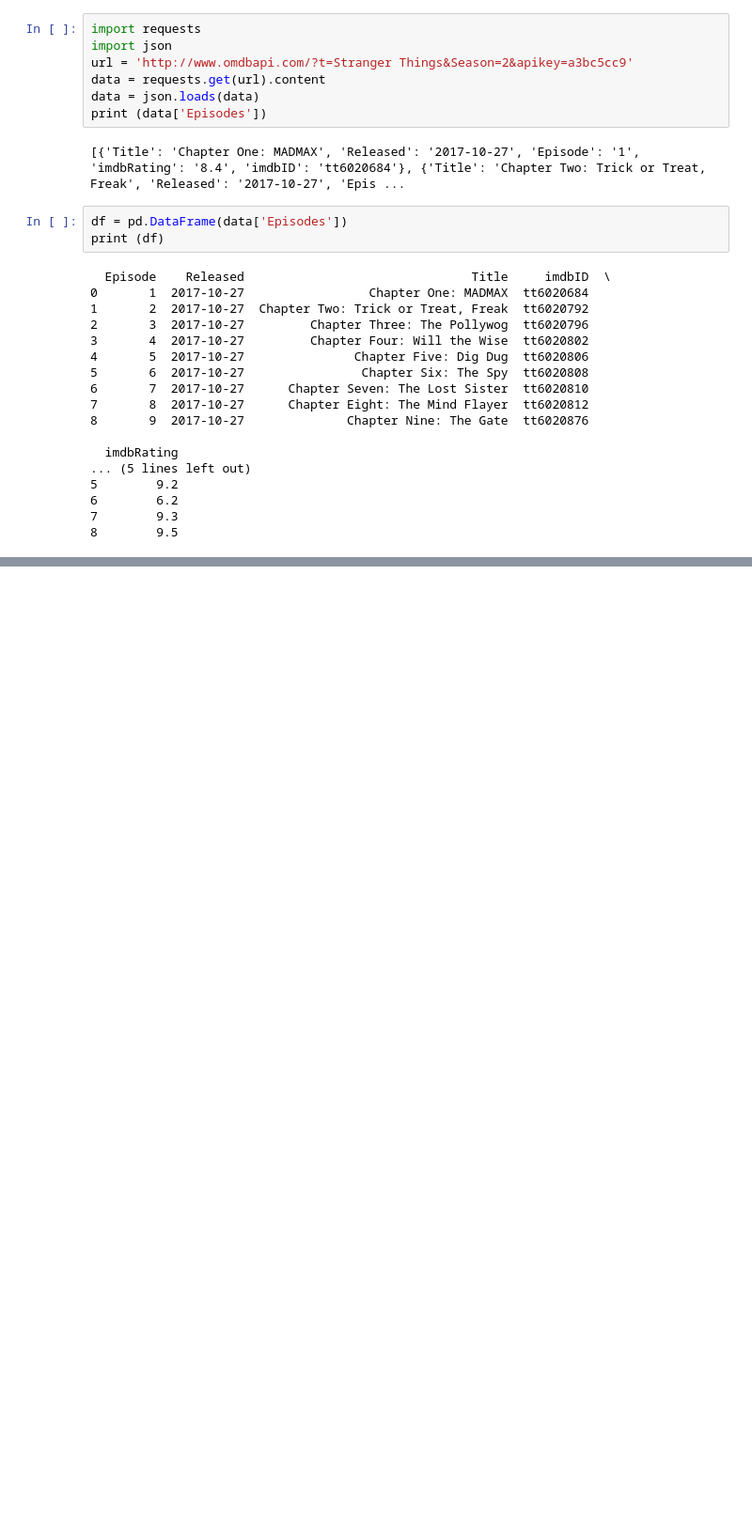
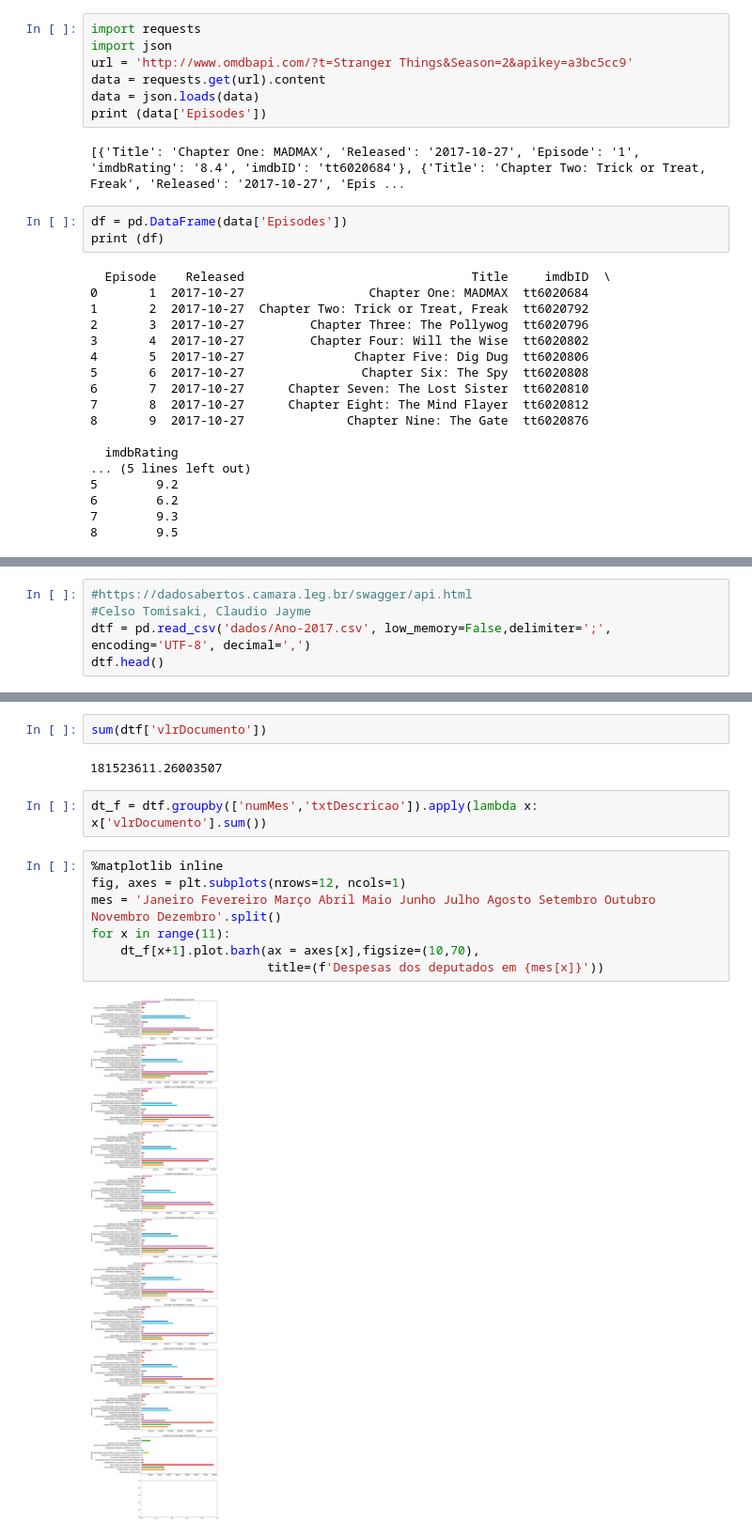
Before and after one commit to iancamleite/jornalismodedados, a Jupyter notebook: 00 - Intro.ipynb, the cells around one changed output, grey strips where cells are left out. Shown: that part at 94% size. Cells and saved outputs as stored; diff of their text form; blank space fills up the shorter version.

```diff
--- a/00 - Intro.ipynb
+++ b/00 - Intro.ipynb
@@ -130,0 +186,5 @@ print (df)
+# %%
+#https://dadosabertos.camara.leg.br/swagger/api.html
+#Celso Tomisaki, Claudio Jayme
+dtf = pd.read_csv('dados/Ano-2017.csv', low_memory=False,delimiter=';', encoding='UTF-8', decimal=',')
+dtf.head()
@@ -130,0 +232,15 @@ print (df)
+# %%
+sum(dtf['vlrDocumento'])
+# %% [output]
+181523611.26003507
+# %%
+dt_f = dtf.groupby(['numMes','txtDescricao']).apply(lambda x: x['vlrDocumento'].sum())
+# %%
+%matplotlib inline
+fig, axes = plt.subplots(nrows=12, ncols=1)
+mes = 'Janeiro Fevereiro Março Abril Maio Junho Julho Agosto Setembro Outubro Novembro Dezembro'.split()
+for x in range(11):
+    dt_f[x+1].plot.barh(ax = axes[x],figsize=(10,70),
+                        title=(f'Despesas dos deputados em {mes[x]}'))
+# %% [output]
+[figure, added]
```
Also changed, not shown: parts of 20 cells of this notebook, 11 other files.
